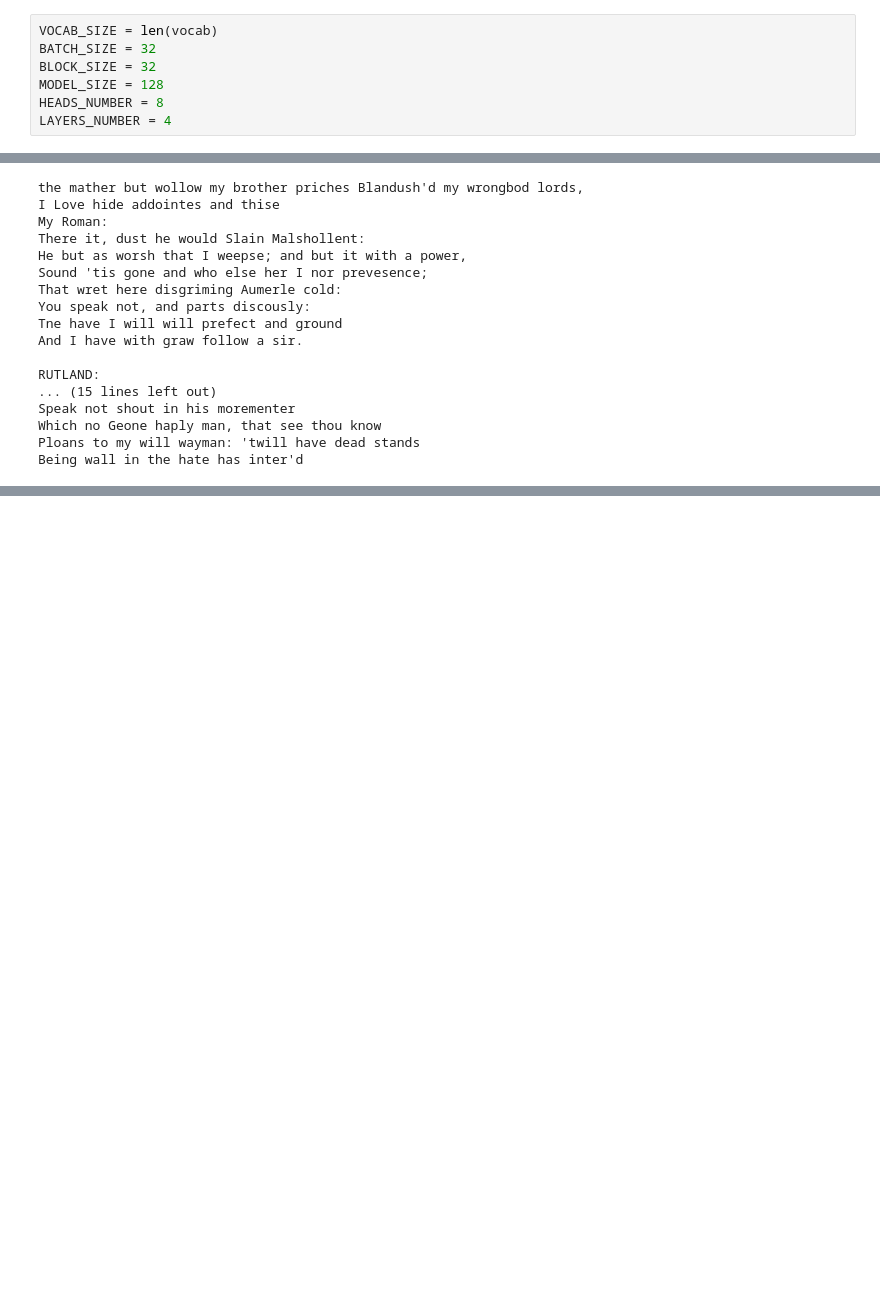
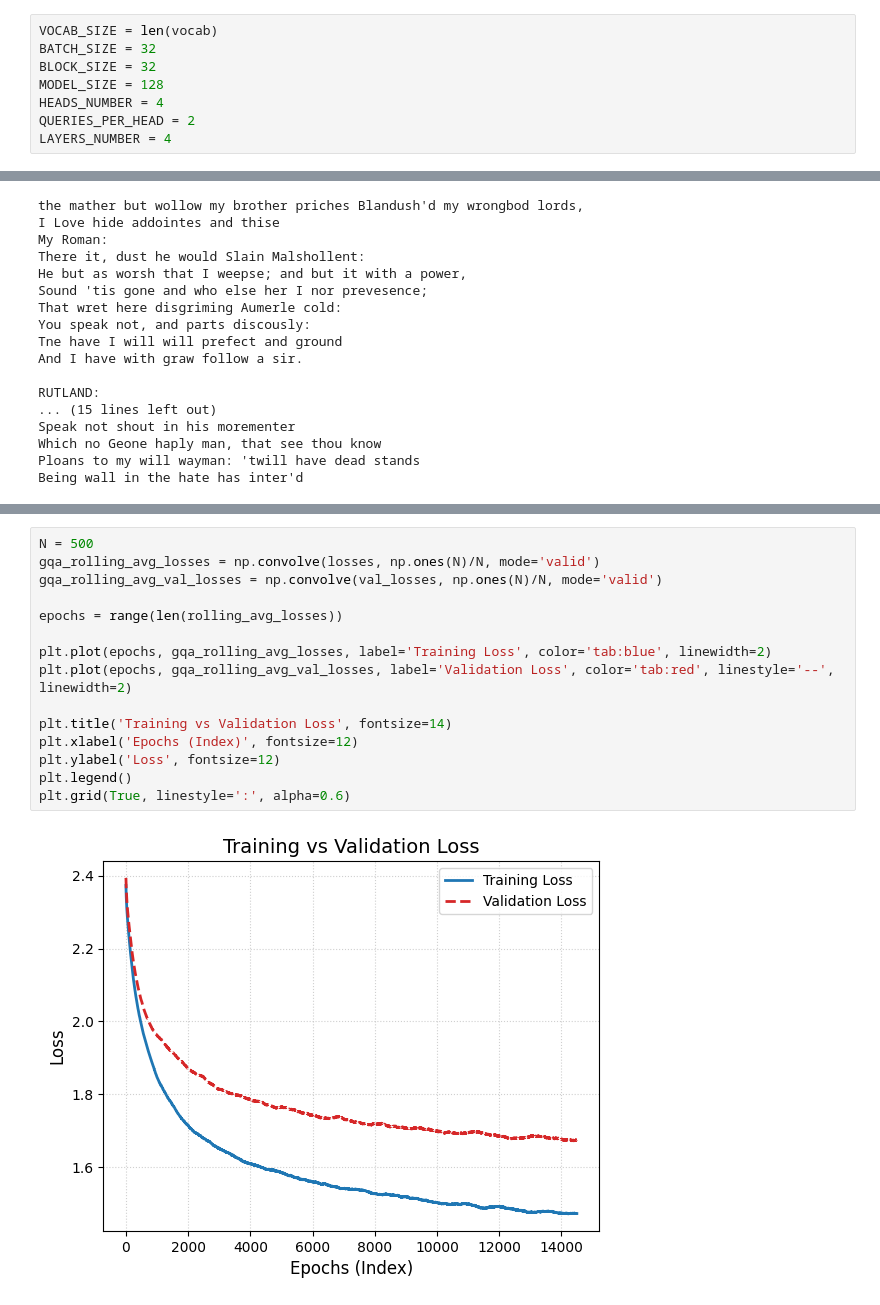
Before and after one commit to mariakolyachko/tiny-shakespear-transformer, a Jupyter notebook: tiny-shakespear-transformer.ipynb, the cells around one changed output, grey strips where cells are left out. Saved outputs shown, nothing was run; the diff lists cells and outputs as text; blank space fills up the shorter version.

```diff
--- a/tiny-shakespear-transformer.ipynb
+++ b/tiny-shakespear-transformer.ipynb
@@ -98,6 +99,7 @@ VOCAB_SIZE = len(vocab)
 BATCH_SIZE = 32
 BLOCK_SIZE = 32
 MODEL_SIZE = 128
-HEADS_NUMBER = 8
+HEADS_NUMBER = 4
+QUERIES_PER_HEAD = 2
 LAYERS_NUMBER = 4
 # %%
@@ -363,0 +402,17 @@ Being wall in the hate has inter'd
+# %%
+N = 500
+gqa_rolling_avg_losses = np.convolve(losses, np.ones(N)/N, mode='valid')
+gqa_rolling_avg_val_losses = np.convolve(val_losses, np.ones(N)/N, mode='valid')
+
+epochs = range(len(rolling_avg_losses))
+
+plt.plot(epochs, gqa_rolling_avg_losses, label='Training Loss', color='tab:blue', linewidth=2)
+plt.plot(epochs, gqa_rolling_avg_val_losses, label='Validation Loss', color='tab:red', linestyle='--', linewidth=2)
+
+plt.title('Training vs Validation Loss', fontsize=14)
+plt.xlabel('Epochs (Index)', fontsize=12)
+plt.ylabel('Loss', fontsize=12)
+plt.legend()
+plt.grid(True, linestyle=':', alpha=0.6)
+# %% [output]
+[figure, added]
```
Also changed, not shown: parts of 13 cells of this notebook.
